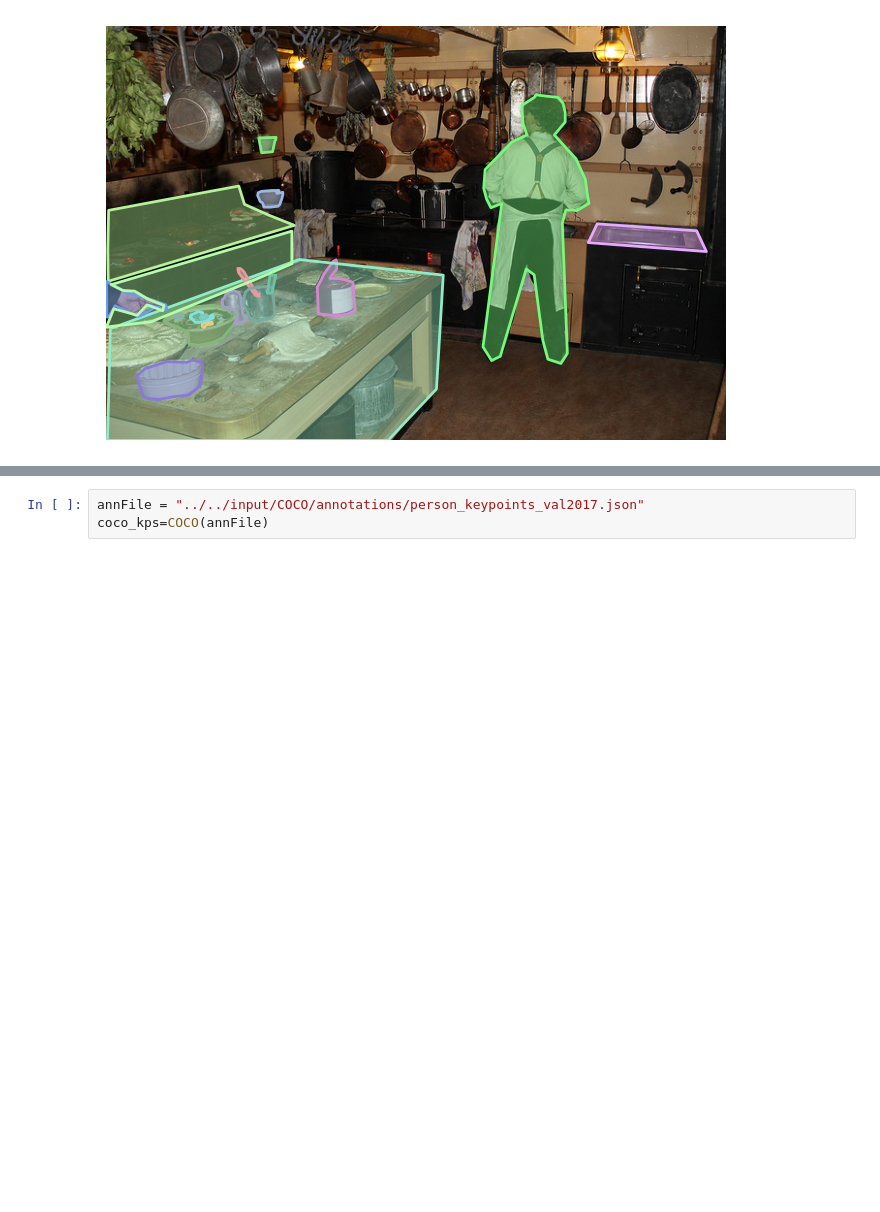
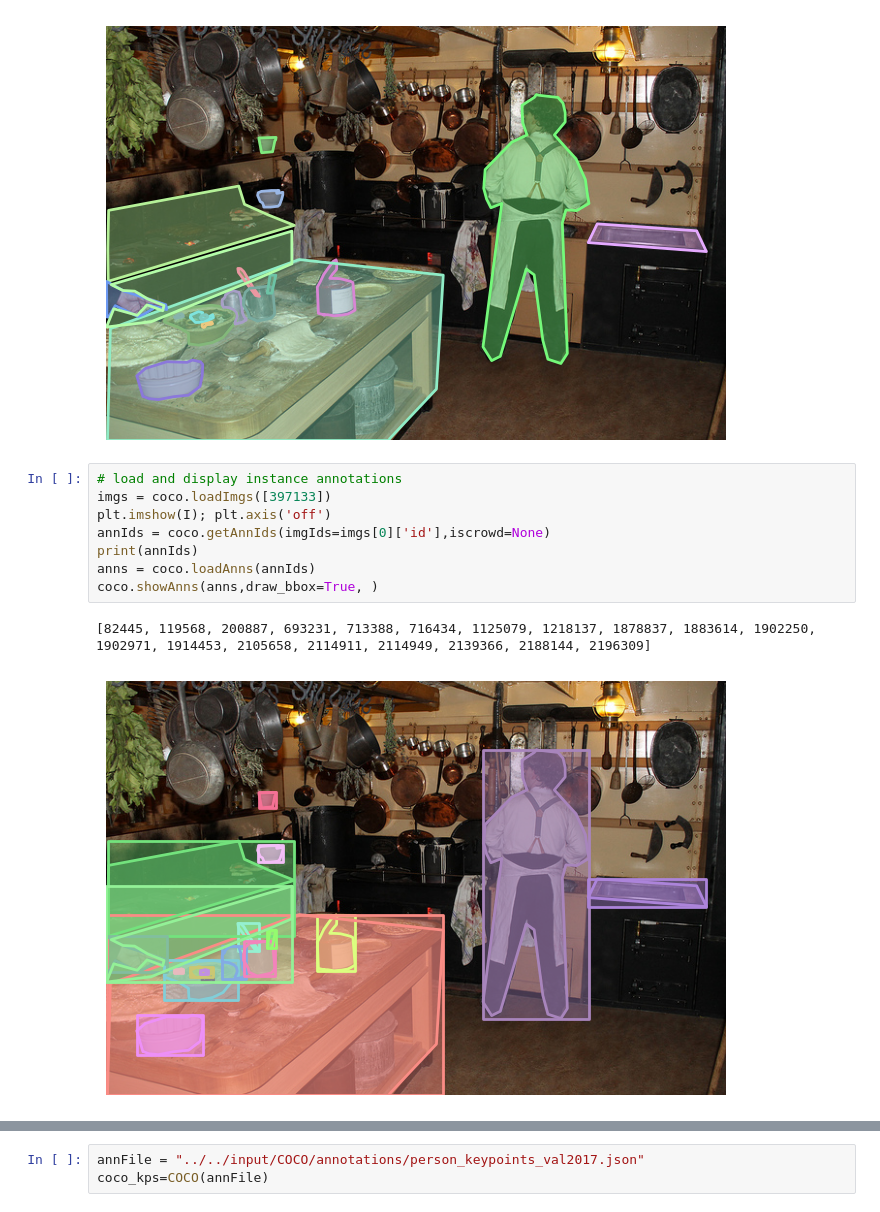
Before and after one commit to NguyenVanThanhHust/paper-with-code, a Jupyter notebook: YOLOv3/COCO_Exploration.ipynb, the cells around one changed output, grey strips where cells are left out. Drawn from its saved outputs; the diff is of its cells as text; blank space fills up the shorter version.

```diff
--- a/YOLOv3/COCO_Exploration.ipynb
+++ b/YOLOv3/COCO_Exploration.ipynb
@@ -110,3 +121,14 @@ coco.showAnns(anns,draw_bbox=False)
 # %% [output]
 [82445, 119568, 200887, 693231, 713388, 716434, 1125079, 1218137, 1878837, 1883614, 1902250, 1902971, 1914453, 2105658, 2114911, 2114949, 2139366, 2188144, 2196309]
 [figure]
+# %%
+# load and display instance annotations
+imgs = coco.loadImgs([397133])
+plt.imshow(I); plt.axis('off')
+annIds = coco.getAnnIds(imgIds=imgs[0]['id'],iscrowd=None)
+print(annIds)
+anns = coco.loadAnns(annIds)
+coco.showAnns(anns,draw_bbox=True, )
+# %% [output]
+[82445, 119568, 200887, 693231, 713388, 716434, 1125079, 1218137, 1878837, 1883614, 1902250, 1902971, 1914453, 2105658, 2114911, 2114949, 2139366, 2188144, 2196309]
+[figure, added]
```
Also changed, not shown: parts of 4 cells of this notebook, 7 other files.
